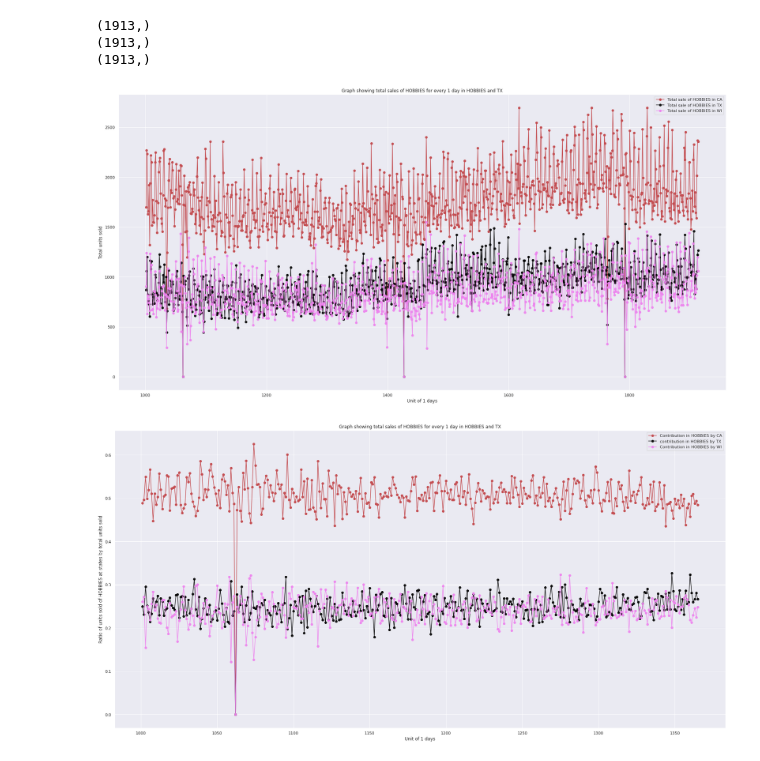
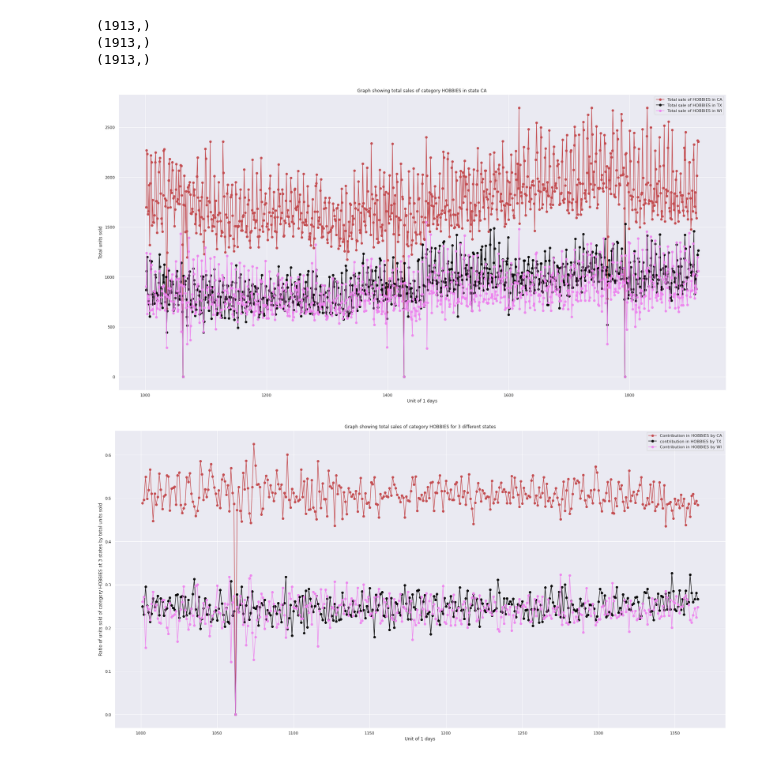
Before and after one commit to Rohan-Agarwal-Developer/walmart-sales-predictions, a Jupyter notebook: trends/Trends.ipynb, the cells around one changed output. Drawn from its saved outputs; the diff is of its cells as text; code cells hidden in the pictures.

```diff
--- a/trends/Trends.ipynb
+++ b/trends/Trends.ipynb
@@ -169,23 +220,23 @@ print(y5.shape)
 # %%
 start = 1000
 end = 1913
 _max = 1913
 
 x = range(1, _max + 1)
 
 plt.figure(figsize=(30, 15))
 
 plt.plot(x[start:end], y3[start:end] ,label=f'Total sale of {cat_id} in {state_id_1}',marker='o', c="r", alpha=1)
 plt.plot(x[start:end], y4[start:end] ,label=f'Total sale of {cat_id} in {state_id_2}',marker='o', c="black", alpha=0.9)
 plt.plot(x[start:end], y5[start:end] ,label=f'Total sale of {cat_id} in {state_id_3}',marker='o', c="violet", alpha=0.9)
 
 plt.xlabel(f'Unit of 1 days')
 plt.ylabel('Total units sold')
 plt.legend()
-plt.title(f'Graph showing total sales of {cat_id} for every 1 day in {cat_id} and {state_id}')
+plt.title(f'Graph showing total sales of category {cat_id} in state {state_id}')
 plt.show()
 # %% [output]
-[figure, old version]
+[figure, new version]
 # %%
 def divide(a, b):
     return np.divide(a, b, out=np.zeros_like(a), where=b!=0)
@@ -203,9 +254,9 @@ plt.plot(x[start:end], divide(y4[start:end], y3[start:end] + y4[start:end] + y5[
 plt.plot(x[start:end], divide(y5[start:end], y3[start:end] + y4[start:end] + y5[start:end]),label=f'Contribution in {cat_id} by {state_id_3}',marker='o', c="violet", alpha=0.9)
 
 plt.xlabel(f'Unit of 1 days')
-plt.ylabel(f'Ratio of units sold of {cat_id} at states by total units sold')
+plt.ylabel(f'Ratio of units sold of category {cat_id} at 3 states by total units sold')
 plt.legend()
-plt.title(f'Graph showing total sales of {cat_id} for every 1 day in {cat_id} and {state_id}')
+plt.title(f'Graph showing total sales of category {cat_id} for 3 different states')
 plt.show()
 # %% [output]
-[figure, old version]
+[figure, new version]
```
Also changed, not shown: parts of 13 cells of this notebook.
